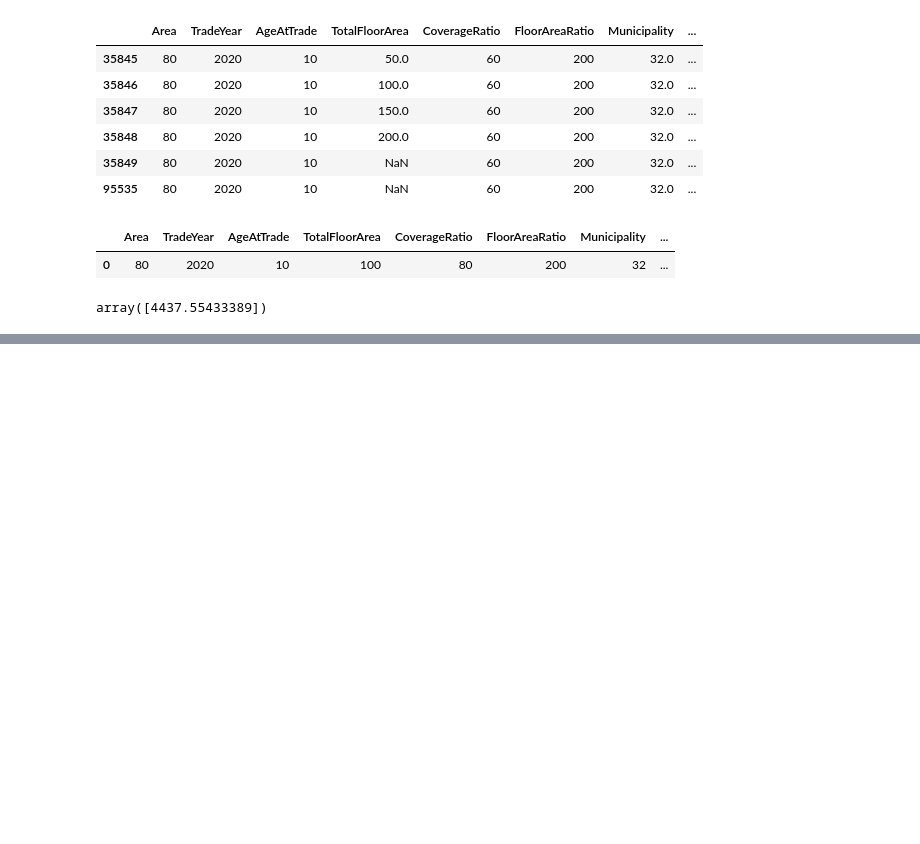
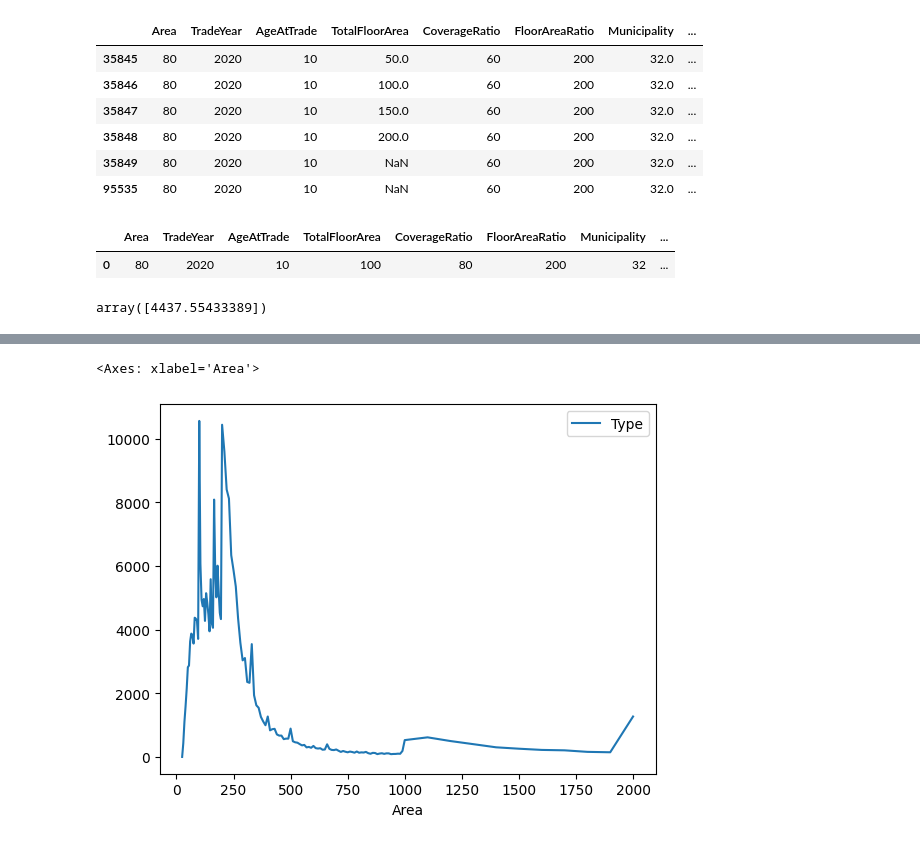
Before and after one commit to T-A0K1/real_estate_datas, a Jupyter notebook: data_analysis/statistic_analysis(LGBM).ipynb, the cells around one changed output, grey strips where cells are left out. Drawn from its saved outputs; the diff is of its cells as text; code cells hidden in the pictures; blank space fills up the shorter version.

```diff
--- a/data_analysis/statistic_analysis(LGBM).ipynb
+++ b/data_analysis/statistic_analysis(LGBM).ipynb
@@ -271,0 +298,5 @@ df_dumm_2.head()
+# %%
+df_tmp.pivot_table(index='Area', values='Type', aggfunc='count').plot()
+# %% [output]
+<Axes: xlabel='Area'>
+[figure, added]
```
Also changed, not shown: parts of 5 cells of this notebook, 3 other files.
